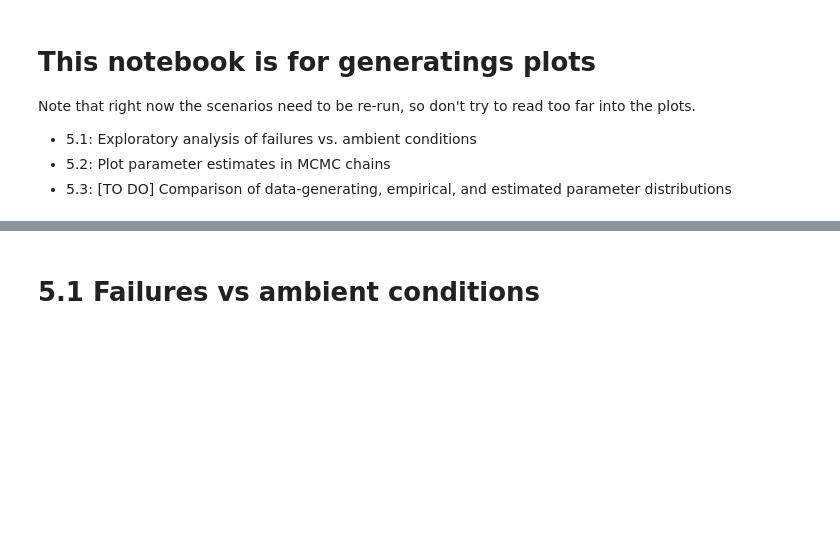
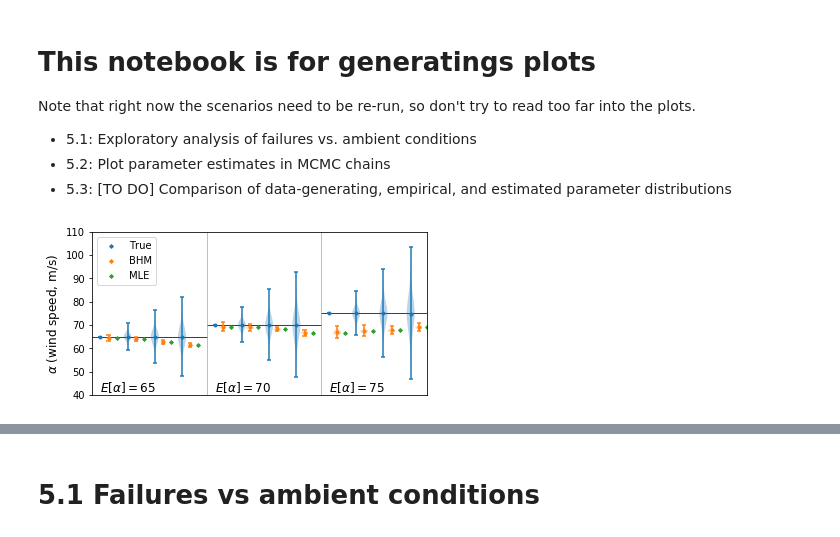
Before and after one commit to lndunn/gridfix, a Jupyter notebook: 5-Plotting.ipynb, the cells around one changed output, grey strips where cells are left out. Drawn from its saved outputs; the diff is of its cells as text; code cells hidden in the pictures; blank space fills up the shorter version.

```diff
--- a/5-Plotting.ipynb
+++ b/5-Plotting.ipynb
@@ -15,3 +16,75 @@ Note that right now the scenarios need to be re-run, so don't try to read too fa
 - 5.3: [TO DO] Comparison of data-generating, empirical, and estimated parameter distributions
 # %%
 scenarios = pd.read_csv(os.path.join('inputs','scenarios.csv'), index_col='name')
+# %%
+import generators
+
+import seaborn as sns
+colors = sns.color_palette()
+
+
+from matplotlib import pyplot as plt
+
+mle_est = [64.2, 63.8, 62.7, 61.2,
+           69.1, 68.9, 68.2, 66.6,
+           66.7, 67.3, 67.6, 69.1]
+
+true = []
+mcmc = []
+for s in scenarios.index:
+    if s > 12:
+        continue
+    params = pd.read_csv(os.path.join('scenarios','scenario%i'%(s),'parameters.csv'), index_col=0)
+    approx = pd.read_csv(os.path.join('scenarios','scenario%i'%(s),'chains','Wind.csv'), index_col=0).iloc[5000:]
+    approx = approx.loc[np.random.choice(approx.index, len(params))]
+#     params = generators.params(scenarios.loc[s], fleet_size=len(approx))
+    true.append(params['Wind.threshold'].tolist())
+    mcmc.append(approx['threshold.Wind'].tolist())
+
+fig, ax = plt.subplots(figsize=(6,3))
+
+spaces = np.linspace(0,5,4)
+gap = 7
+dx = 0.5
+tru_pos = spaces.tolist()+(gap+spaces).tolist()+(2*gap+spaces).tolist()
+est_pos = np.array(tru_pos)+dx
+mle_pos = np.array(est_pos)+dx
+
+ax.violinplot(true, positions=tru_pos)
+ax.violinplot(mcmc, positions=est_pos)
+ax.scatter([0,0], [0,0], marker='D', color=colors[0], label='True', s=7)
+ax.scatter([0,0], [0,0], marker='D', color=colors[1], label='BHM', s=7)
+
+ax.plot(tru_pos,
+        [np.average(x) for x in true],
+        marker='.', color=colors[0], ls=' ')
+ax.plot(est_pos,
+        [np.average(x) for x in mcmc],
+        marker='.', color=colors[1], ls=' ')
+
+ax.scatter(mle_pos, mle_est, marker='D', color=colors[2], label='MLE', s=7)
+
+ax.hlines(65,-0.5,gap-.5, zorder=0, color='k', lw=0.75)
+ax.hlines(70,gap-0.5,2*gap-.5, zorder=0, color='k', lw=0.75)
+ax.hlines(75,2*gap-0.5, 3*gap-.5, zorder=0, color='k', lw=0.75)
+ax.set_ylabel(r'$\alpha$ (wind speed, m/s)', fontsize=12)
+ax.set_xticks([])
+
+ax.set_ylim(40,110)
+ylim = ax.get_ylim()
+ax.text(0,ylim[0], r'$E\left[\alpha\right]=65$', ha='left',va='bottom', fontsize=12)
+ax.text(gap,ylim[0], r'$E\left[\alpha\right]=70$', ha='left',va='bottom', fontsize=12)
+ax.text(2*gap,ylim[0], r'$E\left[\alpha\right]=75$', ha='left',va='bottom', fontsize=12)
+
+ax.vlines(gap-0.5, 0,110,lw=0.5, color='0.5')
+ax.vlines(2*gap-0.5, 0,110,lw=0.5, color='0.5')
+ax.set_xlim(-0.5, max(est_pos)+0.5)
+plt.legend(loc=2)
+plt.savefig('violins.png', dpi=200)
+
+# xvals = np.arange(0,150,150)
+# xx, pp = np.meshgrid(xvals, params.index)
+# for i, p in params.iterrows():
+#     g_x[xvals].loc[i] = 1./(1+np.exp(-1*p['Wind.slope']*(xvals - p['Wind.threshold'])))
+# %% [output]
+[figure, added]
```
Also changed, not shown: parts of 17 cells of this notebook, 20 other files.
